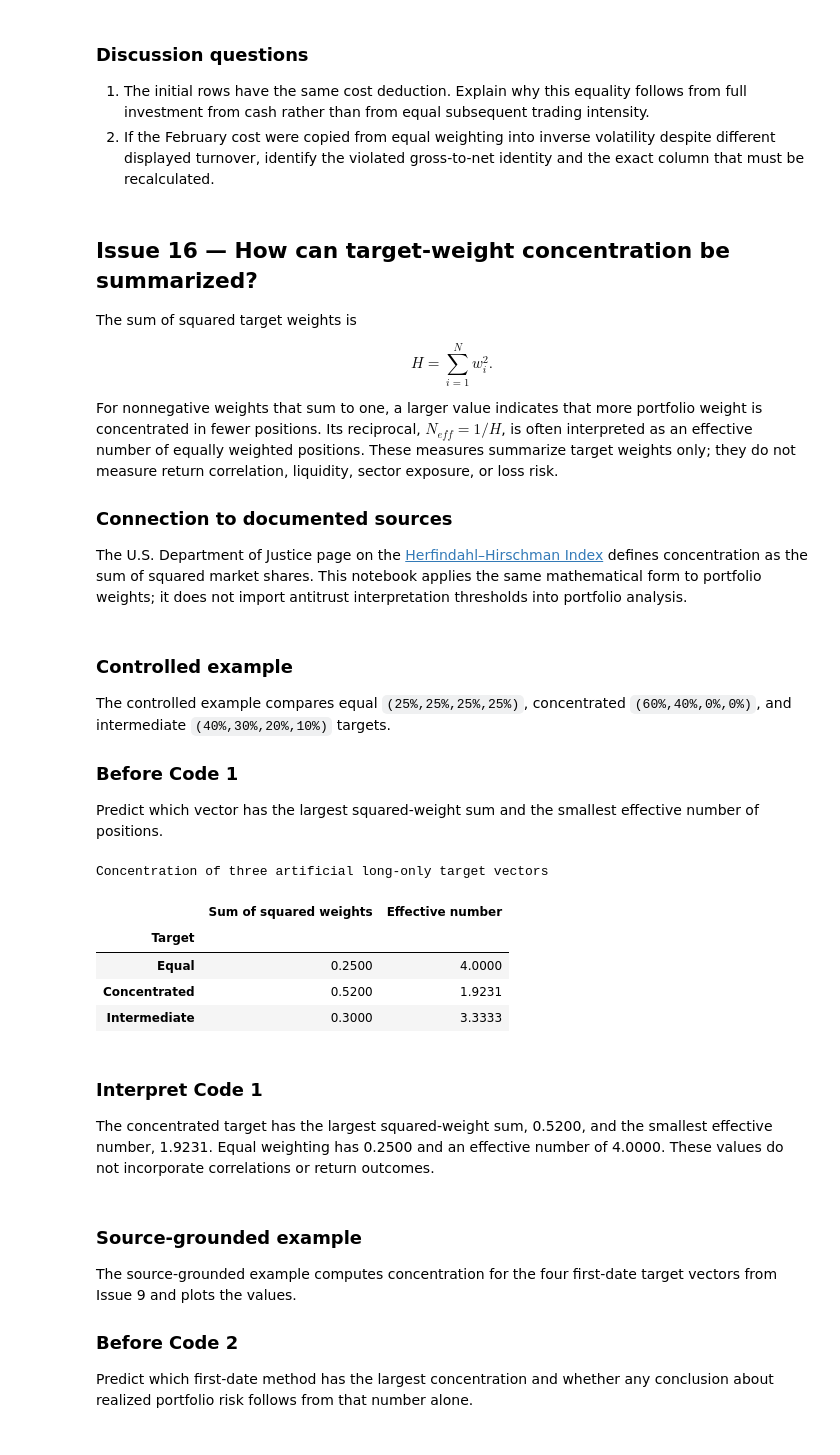
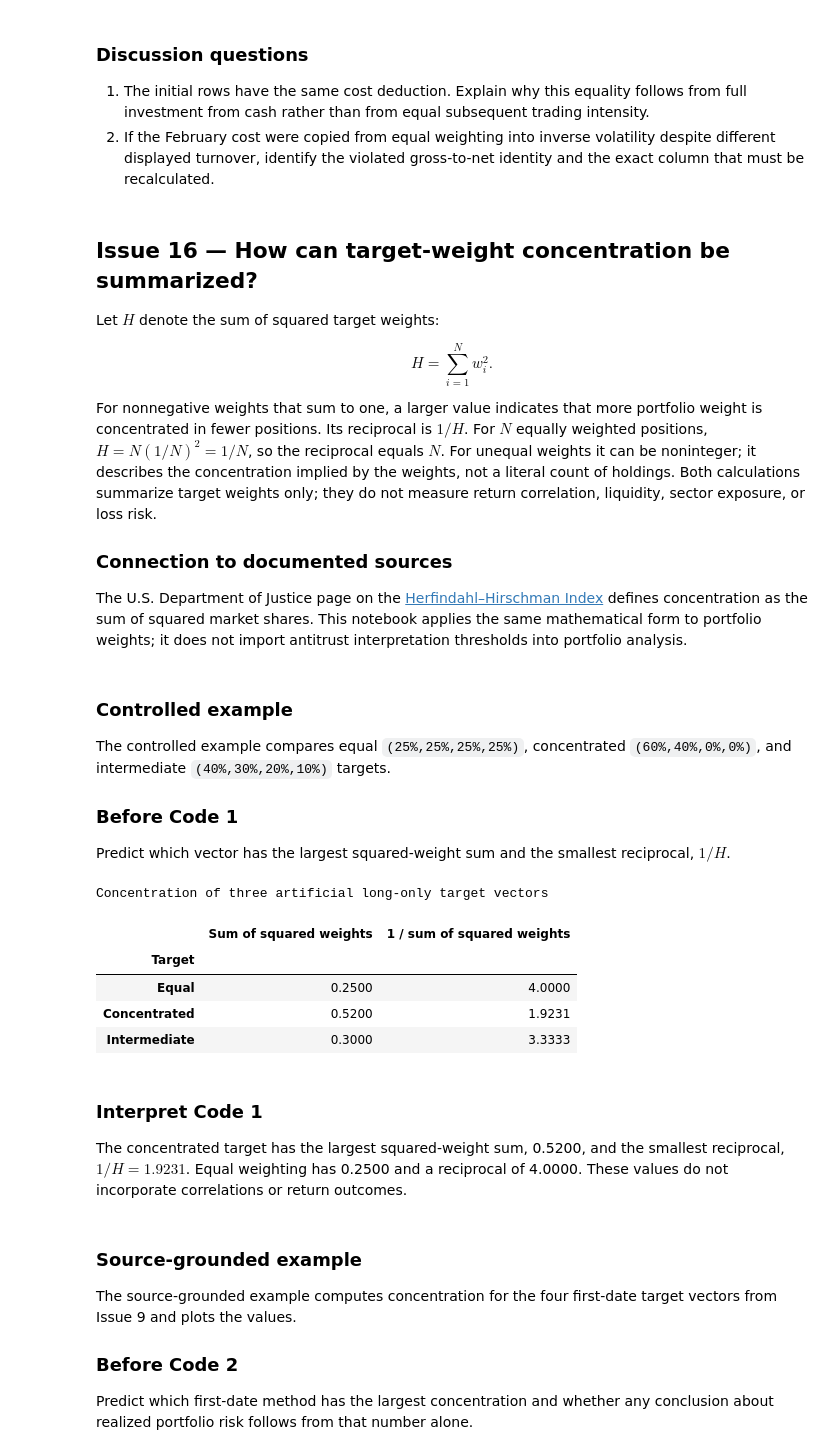
Before and after one commit to KennethWYLee/FinTech, a Jupyter notebook: course/week8_main.ipynb, the cells around one changed output. Cells and saved outputs as stored; diff of their text form; code cells hidden in the pictures.

```diff
--- a/course/week8_main.ipynb
+++ b/course/week8_main.ipynb
@@ -2032,13 +2093,13 @@ Each initial entry trades 100% and deducts 0.000400 (4 basis points). On the acc
 ## Issue 16 — How can target-weight concentration be summarized?
 
 
-The sum of squared target weights is
+Let $H$ denote the sum of squared target weights:
 
 $$
 H=\sum_{i=1}^{N}w_i^2.
 $$
 
-For nonnegative weights that sum to one, a larger value indicates that more portfolio weight is concentrated in fewer positions. Its reciprocal, $N_{eff}=1/H$, is often interpreted as an effective number of equally weighted positions. These measures summarize target weights only; they do not measure return correlation, liquidity, sector exposure, or loss risk.
+For nonnegative weights that sum to one, a larger value indicates that more portfolio weight is concentrated in fewer positions. Its reciprocal is $1/H$. For $N$ equally weighted positions, $H=N(1/N)^2=1/N$, so the reciprocal equals $N$. For unequal weights it can be noninteger; it describes the concentration implied by the weights, not a literal count of holdings. Both calculations summarize target weights only; they do not measure return correlation, liquidity, sector exposure, or loss risk.
 
 
 ### Connection to documented sources
@@ -2051,32 +2112,32 @@ The controlled example compares equal `(25%,25%,25%,25%)`, concentrated `(60%,40
 
 ### Before Code 1
 
-Predict which vector has the largest squared-weight sum and the smallest effective number of positions.
+Predict which vector has the largest squared-weight sum and the smallest reciprocal, $1/H$.
 # %%
 # Purpose: Issue 16 — How can target-weight concentration be summarized? — calculate the controlled example.
 def weight_concentration(weights):
     weights = pd.Series(weights, dtype=float)
     h = float((weights ** 2).sum())
     return h, 1 / h
 
 
 controlled_16_vectors = {
     "Equal": [0.25, 0.25, 0.25, 0.25],
     "Concentrated": [0.60, 0.40, 0.00, 0.00],
     "Intermediate": [0.40, 0.30, 0.20, 0.10],
 }
 controlled_16 = pd.DataFrame(
     [
-        {"Target": name, "Sum of squared weights": weight_concentration(values)[0], "Effective number": weight_concentration(values)[1]}
+        {"Target": name, "Sum of squared weights": weight_concentration(values)[0], "1 / sum of squared weights": weight_concentration(values)[1]}
         for name, values in controlled_16_vectors.items()
     ]
 ).set_index("Target")
 display(controlled_16.style.format("{:.4f}").set_caption(
     "Concentration of three artificial long-only target vectors"
 ))
 # %% [output]
 Concentration of three artificial long-only target vectors
-|  | Sum of squared weights | Effective number |
+|  | Sum of squared weights | 1 / sum of squared weights |
 | Target |  |  |
 | Equal | 0.2500 | 4.0000 |
 | Concentrated | 0.5200 | 1.9231 |
@@ -2084,7 +2145,7 @@ Concentration of three artificial long-only target vectors
 # %% [markdown]
 ### Interpret Code 1
 
-The concentrated target has the largest squared-weight sum, 0.5200, and the smallest effective number, 1.9231. Equal weighting has 0.2500 and an effective number of 4.0000. These values do not incorporate correlations or return outcomes.
+The concentrated target has the largest squared-weight sum, 0.5200, and the smallest reciprocal, $1/H=1.9231$. Equal weighting has 0.2500 and a reciprocal of 4.0000. These values do not incorporate correlations or return outcomes.
 # %% [markdown]
 ### Source-grounded example
 
```
Also changed, not shown: parts of 27 cells of this notebook, 6 other files.
